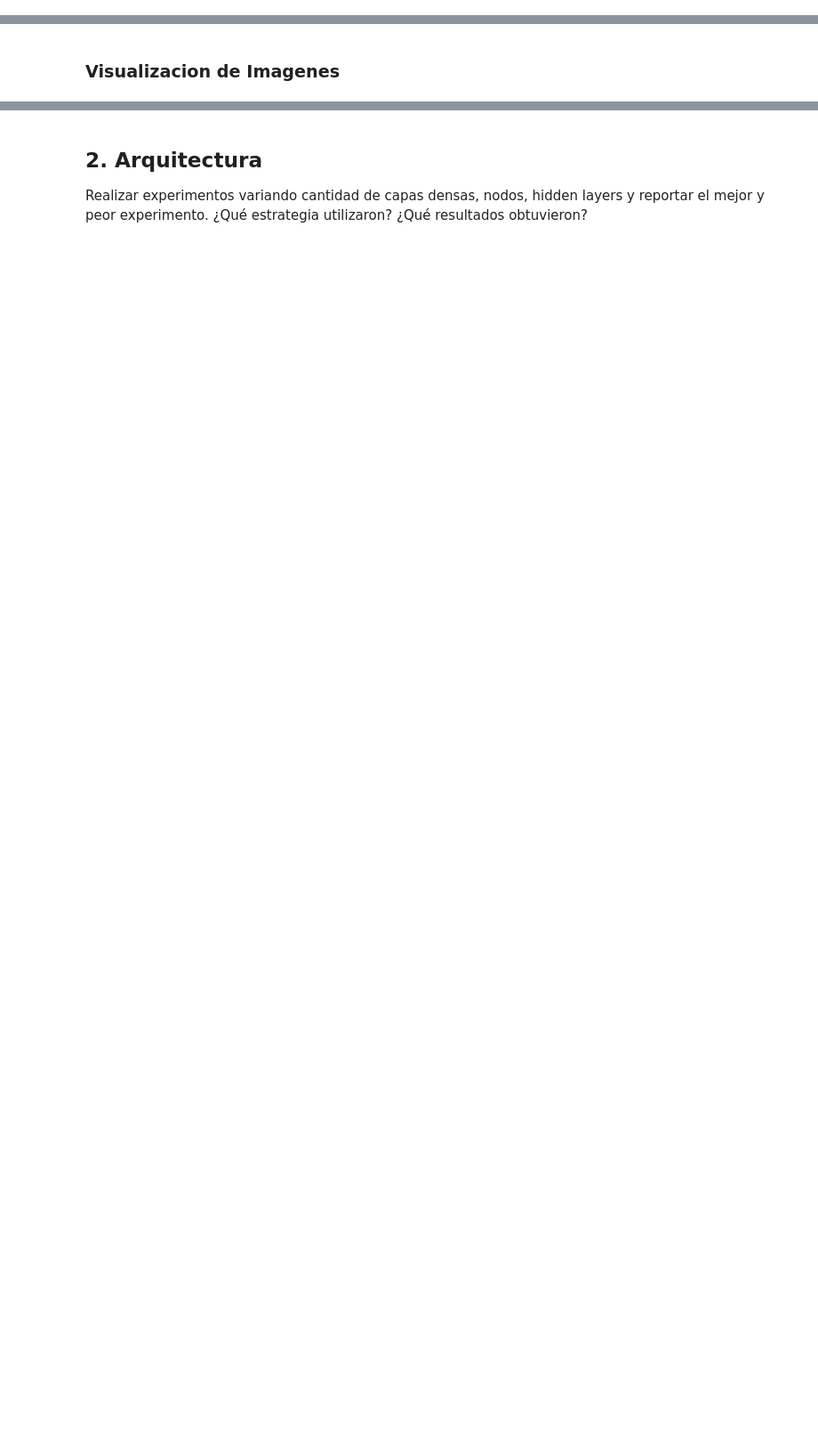
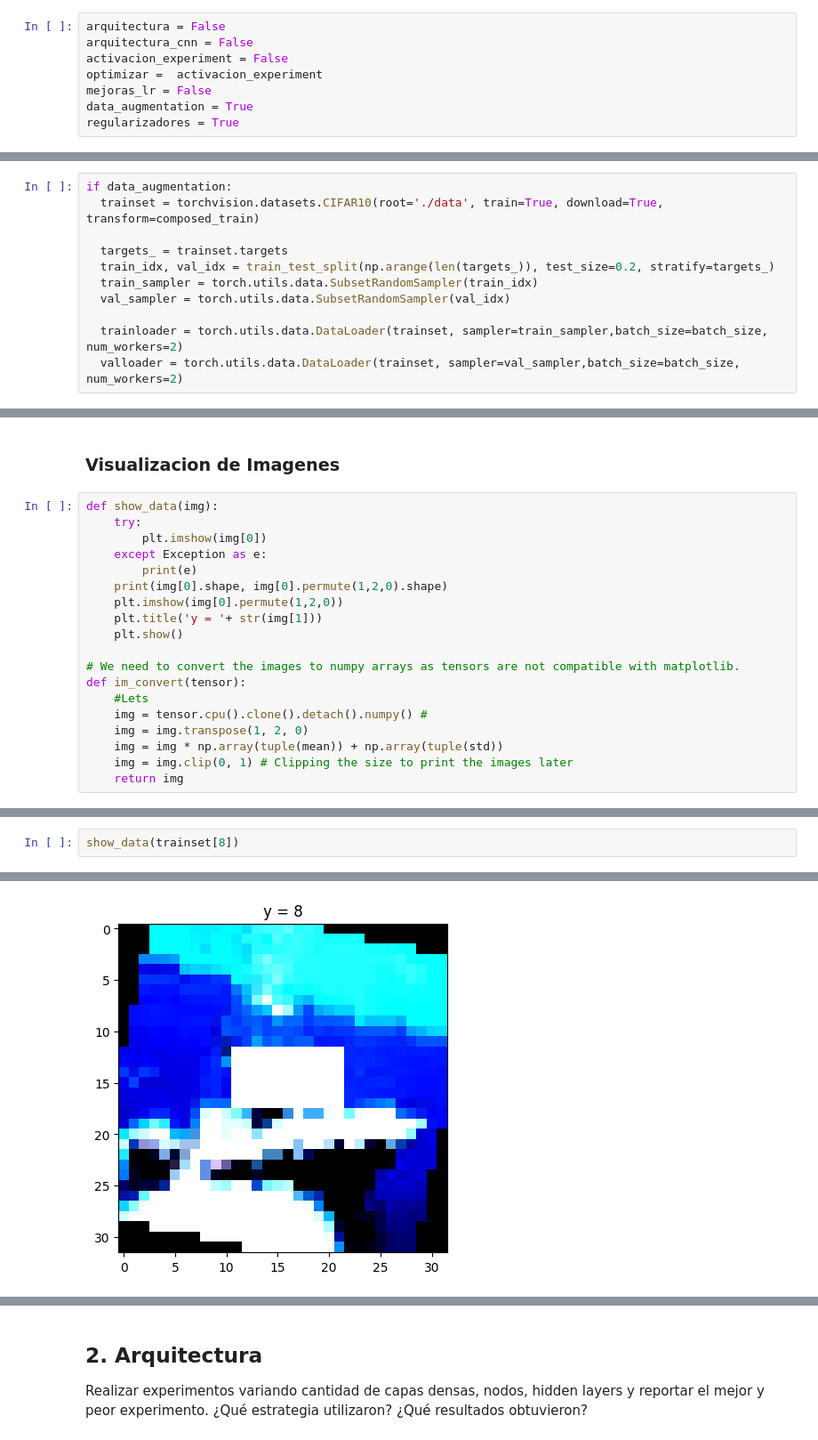
Before and after one commit to osaintnom/CIFAR10_img_clasiffication_CNN, a Jupyter notebook: TP3.ipynb, the cells around one changed output, grey strips where cells are left out. Shown at 89% size. Drawn from its saved outputs; the diff is of its cells as text; blank space fills up the shorter version.

```diff
--- a/TP3.ipynb
+++ b/TP3.ipynb
@@ -22,3 +24,11 @@ Las imagenes son de tamaño 3x32x32, i.e. imagenes de color de 3 canales (RGB) d
+# %%
+arquitectura = False
+arquitectura_cnn = False
+activacion_experiment = False
+optimizar =  activacion_experiment
+mejoras_lr = False
+data_augmentation = True
+regularizadores = True
 # %% [markdown]
 ## 1. Configuración
 Crearse una cuenta en Weights and Biases (o en su board favorito) y linkear la notebook a este. Cada experimento deberá contener nombres dicientes y almacenar los (hiper)parámetros de configuración del mismo. Deberá separar los sets de datos en entrenamiento, validación y test. Utilizando solamente los sets de entrenamiento y validación, registrar la loss en train y validación en cada iteración que considere conveniente
@@ -139,0 +223,11 @@ Files already downloaded and verified
+# %%
+if data_augmentation:
+  trainset = torchvision.datasets.CIFAR10(root='./data', train=True, download=True, transform=composed_train)
+
+  targets_ = trainset.targets
+  train_idx, val_idx = train_test_split(np.arange(len(targets_)), test_size=0.2, stratify=targets_)
+  train_sampler = torch.utils.data.SubsetRandomSampler(train_idx)
+  val_sampler = torch.utils.data.SubsetRandomSampler(val_idx)
+
+  trainloader = torch.utils.data.DataLoader(trainset, sampler=train_sampler,batch_size=batch_size, num_workers=2)
+  valloader = torch.utils.data.DataLoader(trainset, sampler=val_sampler,batch_size=batch_size, num_workers=2)
@@ -150,5 +254,24 @@ Files already downloaded and verified
 # %% [markdown]
 ### Visualizacion de Imagenes
+# %%
+def show_data(img):
+    try:
+        plt.imshow(img[0])
+    except Exception as e:
+        print(e)
+    print(img[0].shape, img[0].permute(1,2,0).shape)
+    plt.imshow(img[0].permute(1,2,0))
+    plt.title('y = '+ str(img[1]))
+    plt.show()
+
+# We need to convert the images to numpy arrays as tensors are not compatible with matplotlib.
+def im_convert(tensor):
+    #Lets
+    img = tensor.cpu().clone().detach().numpy() #
+    img = img.transpose(1, 2, 0)
+    img = img * np.array(tuple(mean)) + np.array(tuple(std))
+    img = img.clip(0, 1) # Clipping the size to print the images later
+    return img
 # %%
 %matplotlib inline
 
@@ -177,0 +302,3 @@ torch.Size([3, 32, 32])
+# %%
+show_data(trainset[8])
+# %% [output]
@@ -177,0 +308 @@ torch.Size([3, 32, 32])
+[figure, added]
```
Also changed, not shown: parts of 47 cells of this notebook.
